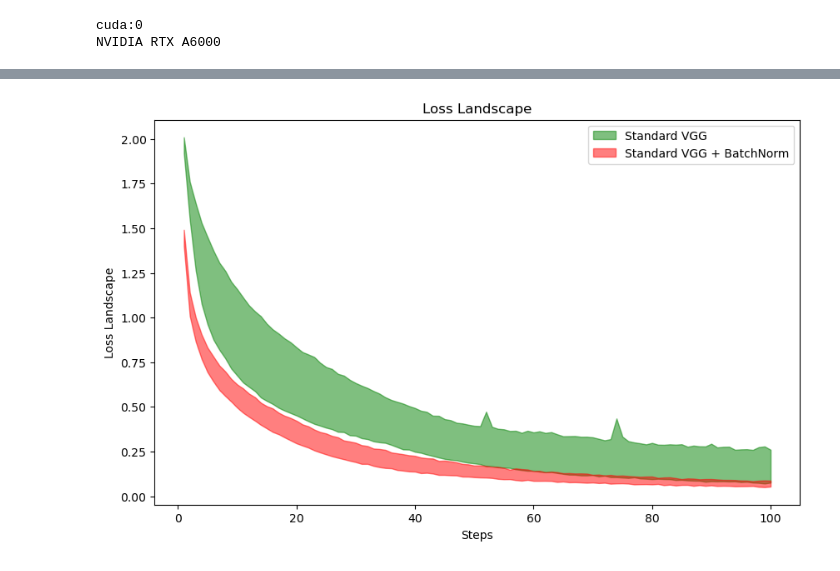
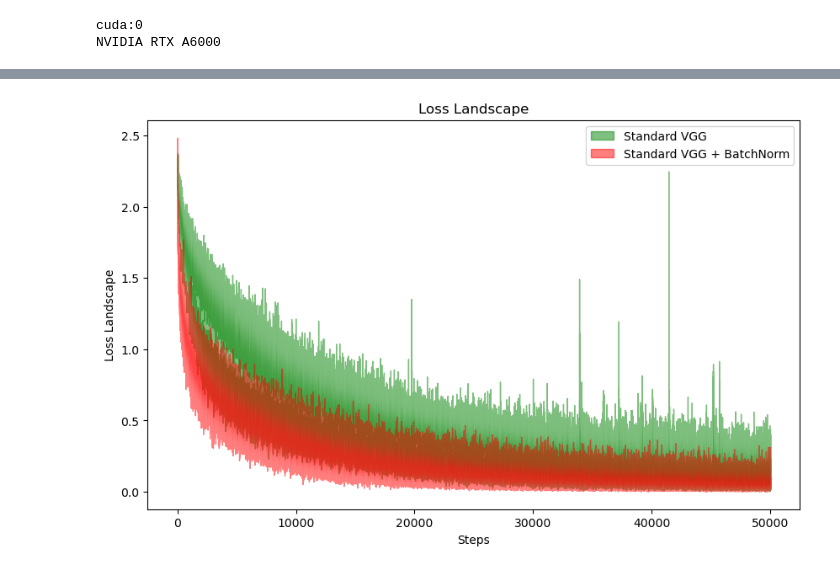
Before and after one commit to Atticsu/Project2-for-neural-network, a Jupyter notebook: Project_2.ipynb, the cells around one changed output, grey strips where cells are left out. Cells and saved outputs as stored; diff of their text form; code cells hidden in the pictures.

```diff
--- a/Project_2.ipynb
+++ b/Project_2.ipynb
@@ -282,19 +261,21 @@ VGG_BN_LandScape = pd.read_pickle("VGG_BN_LandScape.pkl")
 # %%
+VGG_A_LandScape = pd.read_pickle("VGG_A_LandScape_byStep.pkl")
+VGG_BN_LandScape = pd.read_pickle("VGG_BN_LandScape_byStep.pkl")
 plt.figure(figsize=(10, 6))
 
 # Standard VGG
 plt.fill_between(range(1, len(VGG_A_LandScape) + 1), VGG_A_LandScape['max_curve'], VGG_A_LandScape['min_curve'], color='green', alpha=0.5, label='Standard VGG')
 
 # Standard VGG + BatchNorm
 plt.fill_between(range(1, len(VGG_BN_LandScape) + 1), VGG_BN_LandScape['max_curve'], VGG_BN_LandScape['min_curve'], color='red', alpha=0.5, label='Standard VGG + BatchNorm')
 
 # Labels and Title
 plt.xlabel('Steps')
 plt.ylabel('Loss Landscape')
 plt.title('Loss Landscape')
 plt.legend()
 
 # Show plot
 plt.show()
 # %% [output]
-[figure, old version]
+[figure, new version]
```
Also changed, not shown: parts of 9 cells of this notebook, 2 other files.
